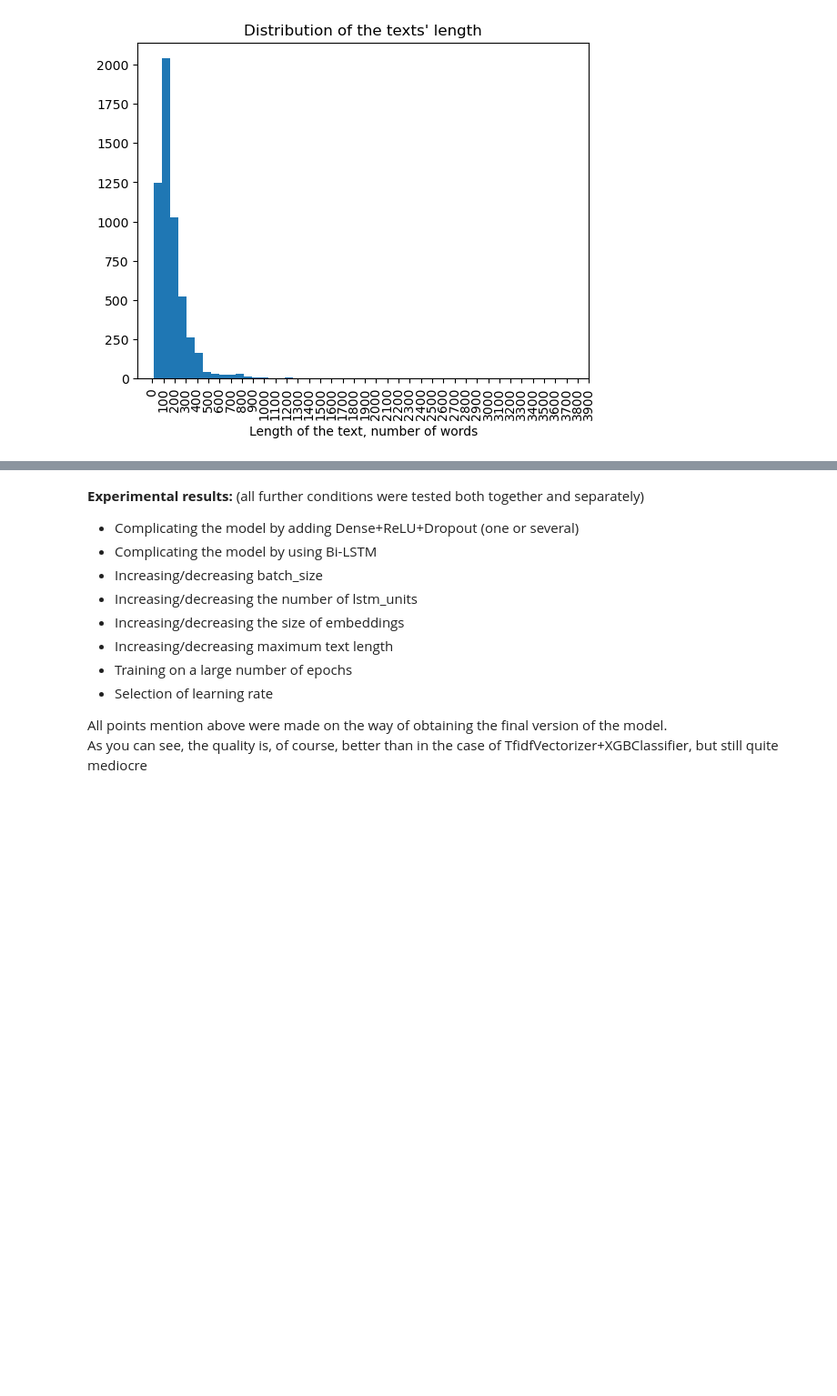
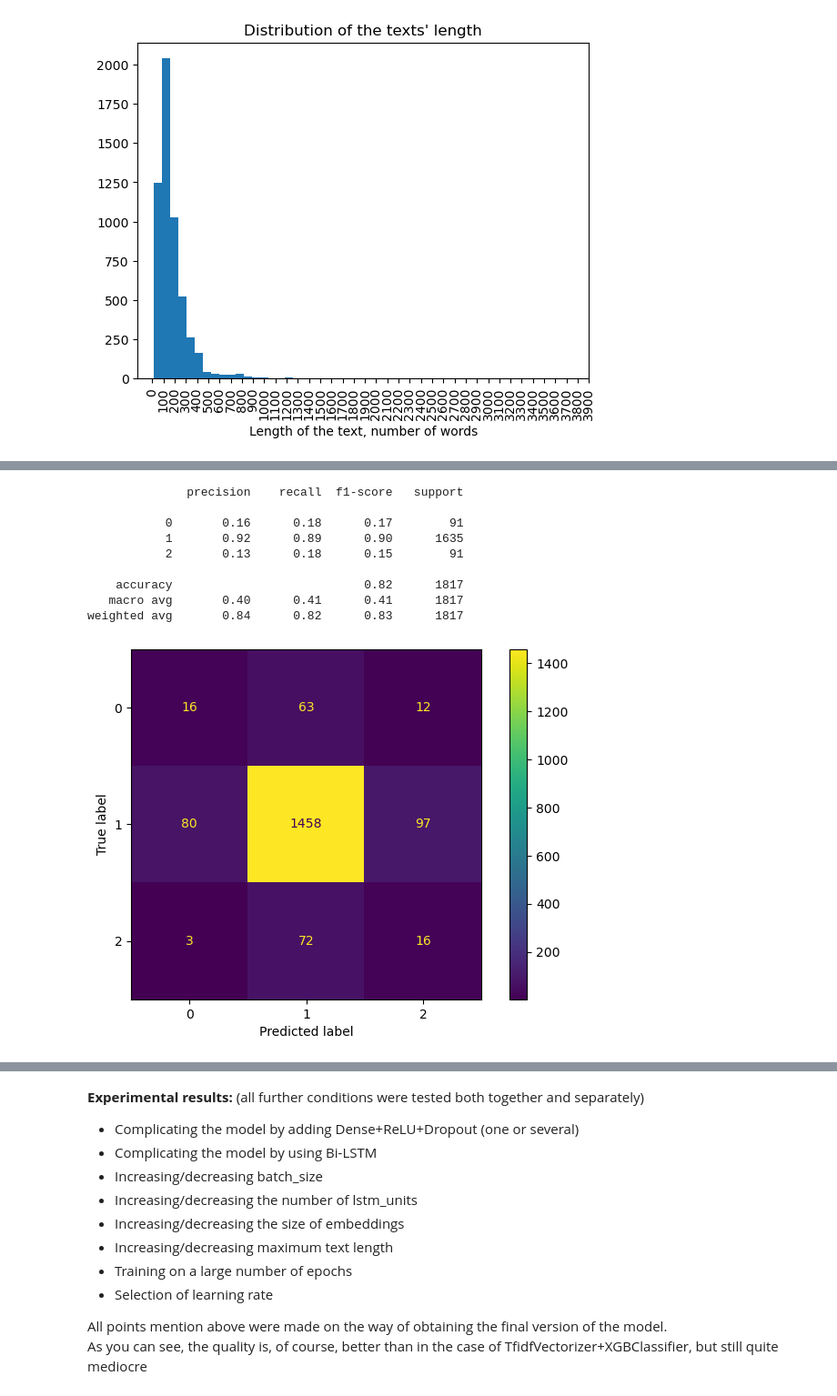
Before and after one commit to FlameInBrainSerj/project_news_graph, a Jupyter notebook: Modeling/models_experiments_deep.ipynb, the cells around one changed output, grey strips where cells are left out. Shown at 91% size. Cells and saved outputs as stored; diff of their text form; code cells hidden in the pictures; blank space fills up the shorter version.

```diff
--- a/Modeling/models_experiments_deep.ipynb
+++ b/Modeling/models_experiments_deep.ipynb
@@ -478,11 +477,3 @@ weighted avg       0.84      0.89      0.86      1817
 - This method of obtaining text embeddings did not help
 # %% [markdown]
 ## LSTM
-# %%
-def plot_cm(y, pred):
-    fig, ax = plt.subplots(figsize=(8, 5))
-    cm = confusion_matrix([row.argmax() for row in y], pred)
-    cmp = ConfusionMatrixDisplay(
-        cm, display_labels=[0, 1, 2])
-    cmp.plot(ax=ax)
-    plt.show()
@@ -507,0 +668,21 @@ plt.show()
+# %%
+# Model
+model = LSTMClassifier()
+model = model.to(device)
+
+param_num = sum(p.numel() for p in model.parameters() if p.requires_grad)
+
+# Model spec
+print(model, '\n')
+print(f'Number of parameters: {param_num}')
+
+# Class weights
+class_weights = compute_class_weight(class_weight='balanced',
+                                     classes=np.unique(y_train),
+                                     y=y_train)
+print(f'\n{class_weights=}')
+weights = torch.tensor(class_weights, dtype = torch.float).to(device)
+
+# Loss and Opt
+loss_fn = nn.CrossEntropyLoss(weight=weights)
+optimizer = Adam(model.parameters(), lr=LR)
@@ -508,6 +733,20 @@ plt.show()
 # %%
-max_words = 10000 # max number of words to use in the vocabulary
-max_len = 500 # max length of each text (in terms of number of words)
-embedding_dim = 500 # dimension of word embeddings
-lstm_units = 32 # number of units in the LSTM layer
-num_classes = len(set(labels)) # number of classes
+best_model = torch.load('test_model.h5')
+_, metric, pred_y, true_y = evaluate(best_model, loss_fn, test_loader)
+
+pred_y = pred_y.detach().cpu().numpy()
+true_y = true_y.detach().cpu().numpy()
+
+print(classification_report(true_y, pred_y))
+plot_cm(true_y, pred_y)
+# %% [output]
+              precision    recall  f1-score   support
+
+           0       0.16      0.18      0.17        91
+           1       0.92      0.89      0.90      1635
+           2       0.13      0.18      0.15        91
+
+    accuracy                           0.82      1817
+   macro avg       0.40      0.41      0.41      1817
+weighted avg       0.84      0.82      0.83      1817
+[figure, added]
```
Also changed, not shown: parts of 19 cells of this notebook, 6 other files.
